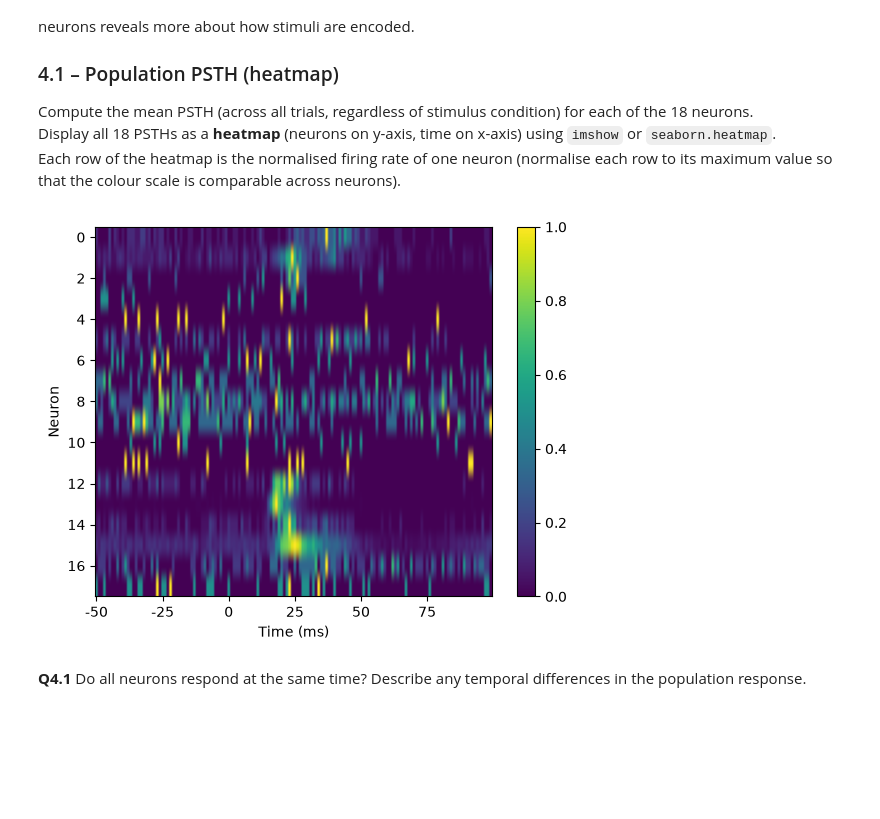
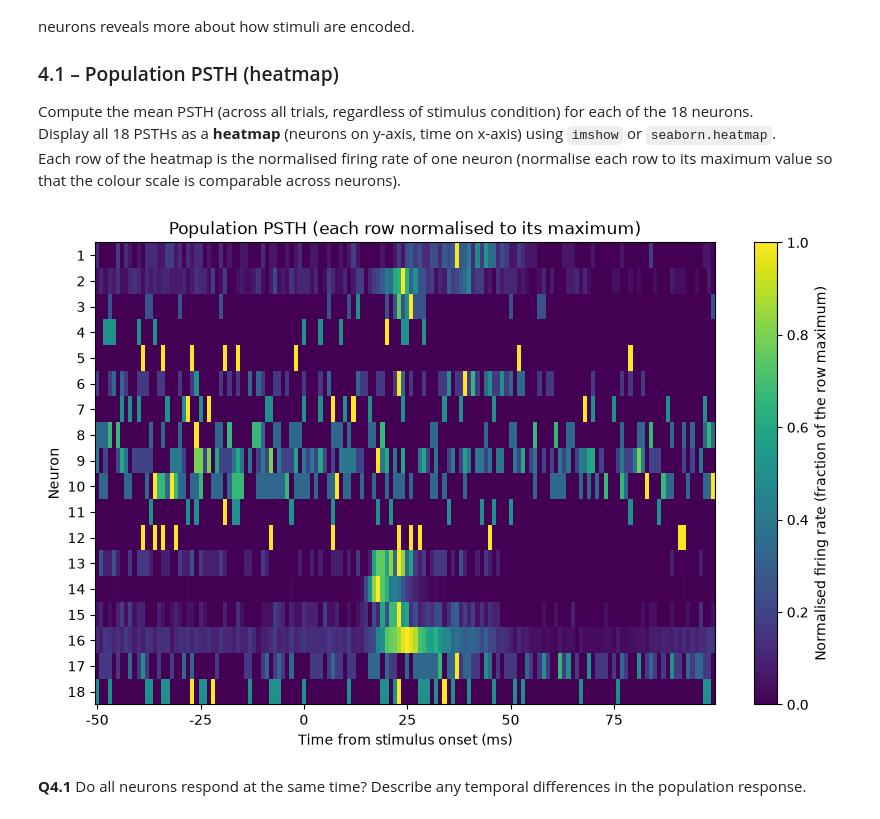
Before and after one commit to Elnettelucas/Groupe_21_HW_DataAnalysis_2026.ipynb, a Jupyter notebook: HW_SU_LFP_111026_student_2026.ipynb, the cells around one changed output. Saved outputs shown, nothing was run; the diff lists cells and outputs as text; code cells hidden in the pictures; blank space fills up the shorter version.

```diff
--- a/HW_SU_LFP_111026_student_2026.ipynb
+++ b/HW_SU_LFP_111026_student_2026.ipynb
@@ -668,4 +876,30 @@ Apply the test for **Cell_4** using:
 
 Report the Z statistic, p-value, PLV, and number of spikes N for both windows.
 # %%
-# Your code here
+# 3.4.4 - Rayleigh test of phase locking for Cell_4, stimulus vs. baseline window
+unit = np.array(cells[3]['Unit'])       # Cell_4 spike train (1 sample = 1 ms); unit_aligned only covers -50 to +100 ms
+StimCond = cells[3]['StimCond']
+
+def rayleigh_test(phases):
+    """Rayleigh test with the approximation given in the assignment. Returns N, PLV, Z, p."""
+    N = len(phases)
+    PLV = np.abs(np.mean(np.exp(1j * phases)))
+    Z = N * PLV**2
+    p = np.exp(-Z) * (1 + (2*Z - Z**2) / (4*N) - (24*Z - 132*Z**2 + 76*Z**3 - 9*Z**4) / (288*N**2))
+    return N, PLV, Z, p
+
+windows = {'stimulus [0, +100 ms]': (0, 100), 'baseline [-100, 0 ms]': (-100, 0)}
+
+print(f"{'Window':22s}  {'N':>3s}  {'PLV':>5s}  {'Z':>5s}  p")
+for name, (start, end) in windows.items():
+    # LFP phase (from 3.4.2) at each spike of the window, across all trials
+    phases = []
+    for i in range(len(StimCond)):
+        stim_onset = StimCond[i, 0] + 50                     # stimulus starts 50 ms after the StimCond timestamp
+        segment = unit[stim_onset+start : stim_onset+end]    # spike train of this window
+        for t in np.where(segment == 1)[0]:
+            phases.append(lfp_phase[stim_onset + start + t]) # phase at the absolute sample of the spike
+    phases = np.array(phases)
+
+    N, PLV, Z, p = rayleigh_test(phases)
+    print(f"{name:22s}  {N:3d}  {PLV:5.2f}  {Z:5.2f}  {p:.3g}")
@@ -706,21 +1046,25 @@ Compute the mean PSTH (across all trials, regardless of stimulus condition) for
 Display all 18 PSTHs as a **heatmap** (neurons on y-axis, time on x-axis) using `imshow` or `seaborn.heatmap`.
 Each row of the heatmap is the normalised firing rate of one neuron (normalise each row to its maximum value so that the colour scale is comparable across neurons).
 # %%
+# 4.1 - Population PSTH: one row per neuron, all trials pooled (regardless of stimulus condition)
 psth_all = []
-for n in range(18):
-    psth = np.mean(unit_aligned[n], axis=0)       # PSTH moyen sur tous les essais, toutes conditions confondues
-    psth = psth / np.max(psth)                    # chaque ligne est divisée par son maximum
+for n in range(len(cells)):
+    psth = np.mean(unit_aligned[n], axis=0)       # mean PSTH over all trials, shape: (150,)
+    psth = psth / np.max(psth)                    # normalise the row to its maximum (0 to 1)
     psth_all.append(psth)
-psth_all = np.array(psth_all)
+psth_all = np.array(psth_all)                     # shape: (18, 150), one row per neuron
 
+plt.figure(figsize=(10, 6))
 plt.imshow(psth_all, aspect='auto')
-plt.colorbar()
+plt.colorbar(label='Normalised firing rate (fraction of the row maximum)')
 plt.xticks([0, 25, 50, 75, 100, 125], [-50, -25, 0, 25, 50, 75])
-plt.xlabel('Time (ms)')
+plt.yticks(range(len(cells)), range(1, len(cells) + 1))   # row 0 = Cell 1, ..., row 17 = Cell 18
+plt.xlabel('Time from stimulus onset (ms)')
 plt.ylabel('Neuron')
+plt.title('Population PSTH (each row normalised to its maximum)')
 plt.show()
 # %% [output]
-[figure, old version]
+[figure, new version]
 # %% [markdown]
 **Q4.1** Do all neurons respond at the same time? Describe any temporal differences in the population response.
 # %% [markdown]
```
Also changed, not shown: parts of 11 cells of this notebook.
